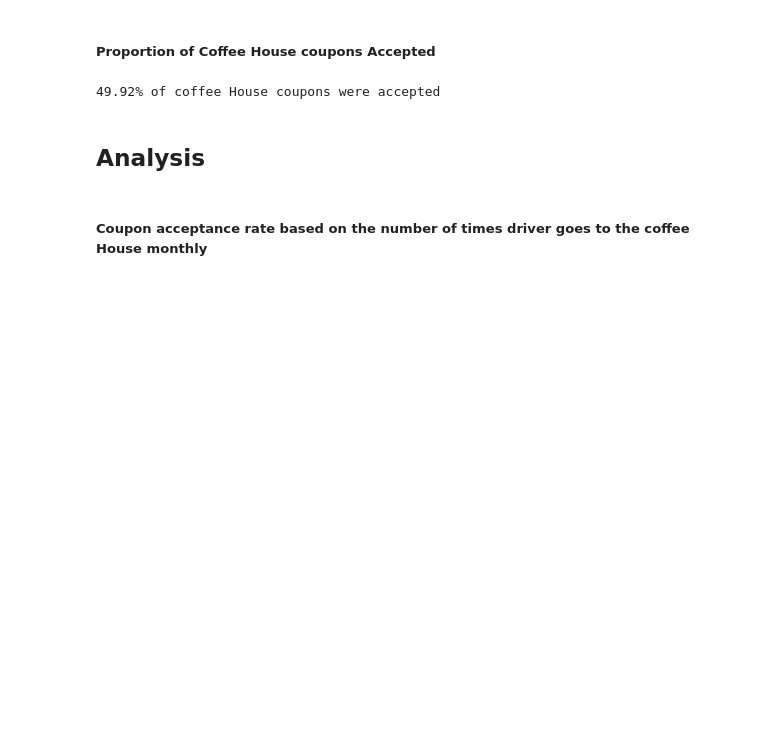
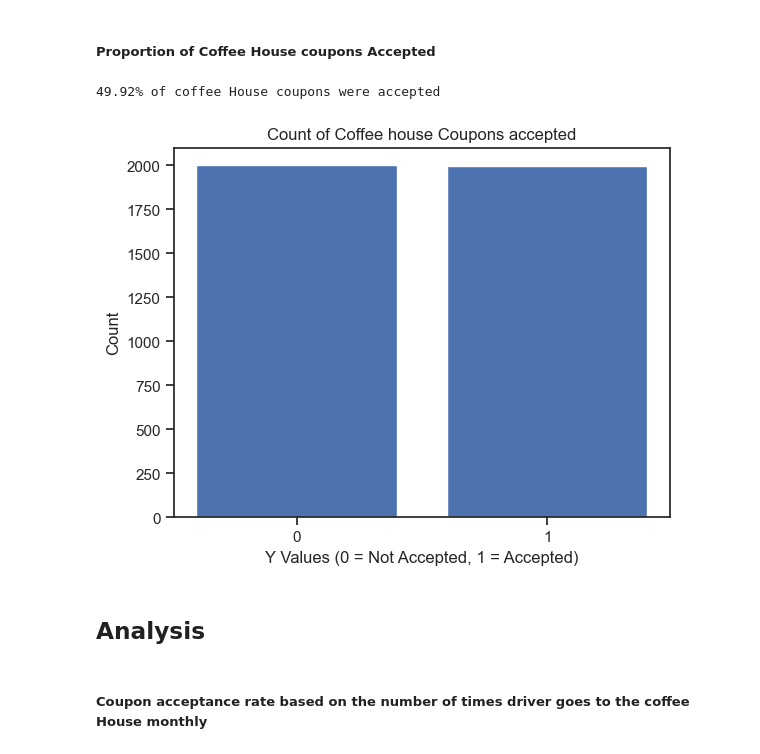
Before and after one commit to shivaallala/Customer_Coupon, a Jupyter notebook: prompt.ipynb, the cells around one changed output. Drawn from its saved outputs; the diff is of its cells as text; code cells hidden in the pictures; blank space fills up the shorter version.

```diff
--- a/prompt.ipynb
+++ b/prompt.ipynb
@@ -688,6 +663,19 @@ coffeHouse_accept_rate = coffeeHouse_accpeted/total_ch_coupons
 print(str(round(coffeHouse_accept_rate * 100, 2))+ "% of coffee House coupons were accepted")
 # %% [output]
 49.92% of coffee House coupons were accepted
+# %%
+#PLotting the count CoffeeHouse coupon accepts
+plt.hist(ch['Y'], bins=[-0.5, 0.5, 1.5], align='mid', rwidth=0.8)
+
+plt.title('Count of Coffee house Coupons accepted')
+plt.xlabel('Y Values (0 = Not Accepted, 1 = Accepted)')
+plt.ylabel('Count')
+
+plt.xticks([0, 1])
+
+plt.show()
+# %% [output]
+[figure, added]
 # %% [markdown]
 ## Analysis
 # %% [markdown]
```
Also changed, not shown: parts of 3 cells of this notebook, 5 other files.
